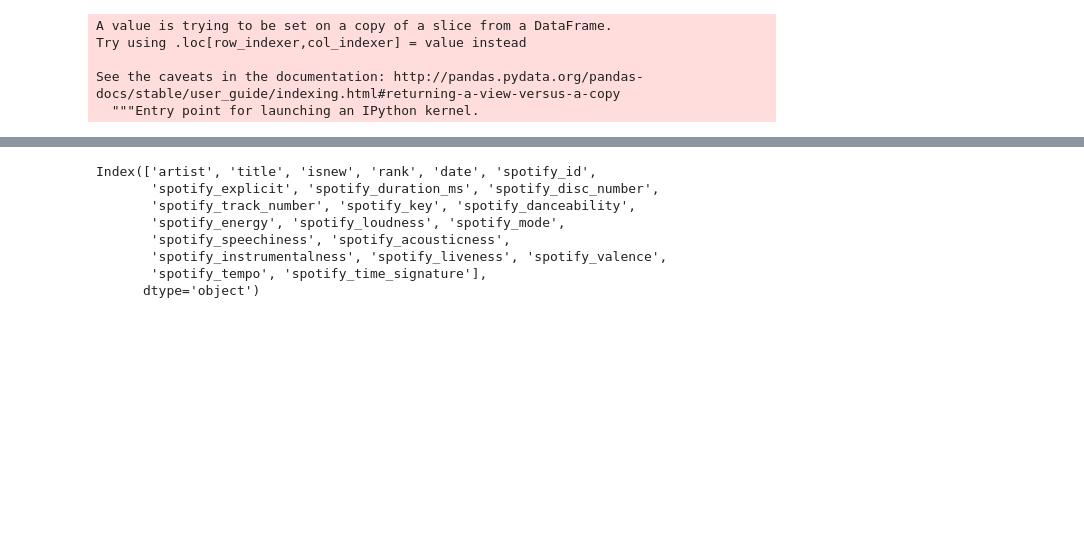
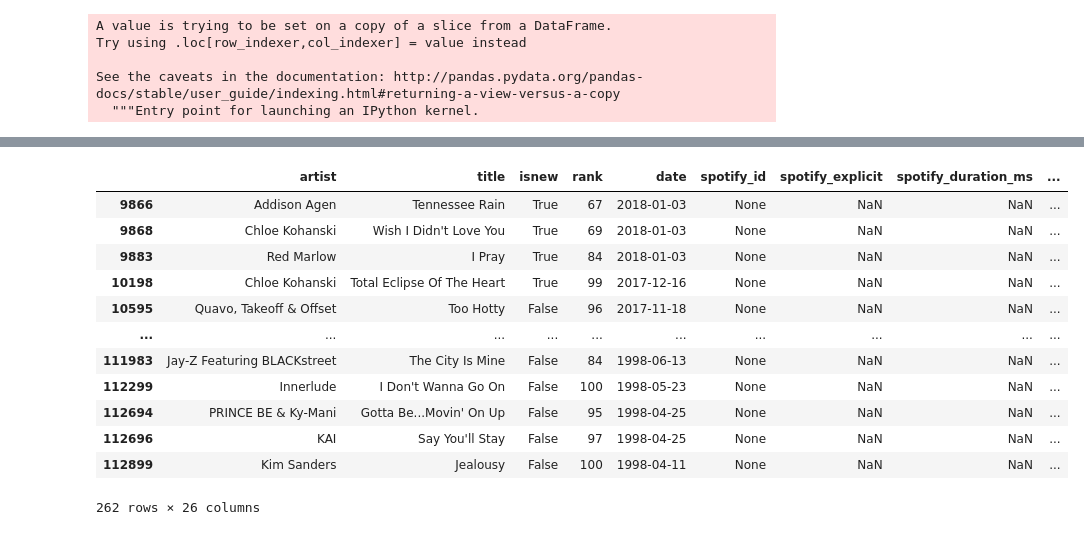
Before and after one commit to Weulass/Billboard-analytics, a Jupyter notebook: ScrapeSpotify.ipynb, the cells around one changed output, grey strips where cells are left out. Drawn from its saved outputs; the diff is of its cells as text; code cells hidden in the pictures; blank space fills up the shorter version.

```diff
--- a/ScrapeSpotify.ipynb
+++ b/ScrapeSpotify.ipynb
@@ -200,0 +198,43 @@ song_df.dropna()
+# %%
+# Multiple artists issue
+
+def get_song_details_multiple(artist,track):
+    song_details = dict()
+    artist = artist.split("&")[0].strip()
+    results = spotify.search(q=" track:" + track + ' artist:' + artist  , type='track')
+    maxi = None
+    if results['tracks']['total'] > 0:
+        for i in results['tracks']['items']:
+            if similar(track, i['name'], 80):
+                maxi = i
+                break
+        if maxi is None:
+            return None
+        if results is None or len(results) == 0:
+            return None
+        _id = maxi["id"]
+        song_details[_id] = dict()
+        song_details[_id]["explicit"] = maxi["explicit"]
+        song_details[_id]["duration_ms"] = maxi["duration_ms"]
+        song_details[_id]["disc_number"] = maxi["disc_number"]
+        song_details[_id]["track_number"] = maxi["track_number"]
+        song_details[_id]["album_id"] = maxi["album"]["id"]
+        song_details[_id]["album_release_date"] = maxi["album"]["release_date"]
+        song_details[_id]["album_release_date_precision"] = maxi["album"]["release_date_precision"]
+    return song_details
+
+i=0
+pbar = tqdm(song_df.index)
+for song in pbar:
+    if pd.isna(song_df.loc[song,"spotify_id"]) == True:
+        title = song_df.loc[song,"title"]
+        artist = song_df.loc[song,"artist"]
+        song_details = get_song_details_multiple(artist,title)
+        if type(song_details) == dict and len(song_details)>0 :
+            song_df.loc[song,"spotify_id"] = list(song_details.keys())[0]
+            for feature in list(song_details[list(song_details.keys())[0]].keys()):
+                song_df.loc[song,"spotify_"+feature] = song_details[list(song_details.keys())[0]][feature]
+            song_df.loc[song,"album_label"] = get_label(song_df.loc[song,"spotify_album_id"])
+        else:
+            i = i+1
+            print(i)
@@ -201,12 +357,17 @@ song_df.dropna()
 # %%
-song_df[pd.isna(song_df["spotify_id"])].columns
+song_df[pd.isna(song_df["spotify_id"])]
 # %% [output]
+|  | artist | title | isnew | rank | date | spotify_id | spotify_explicit | spotify_duration_ms | ... |
+| 9866 | Addison Agen | Tennessee Rain | True | 67 | 2018-01-03 | None | NaN | NaN | ... |
+| 9868 | Chloe Kohanski | Wish I Didn't Love You | True | 69 | 2018-01-03 | None | NaN | NaN | ... |
+| 9883 | Red Marlow | I Pray | True | 84 | 2018-01-03 | None | NaN | NaN | ... |
+| 10198 | Chloe Kohanski | Total Eclipse Of The Heart | True | 99 | 2017-12-16 | None | NaN | NaN | ... |
+| 10595 | Quavo, Takeoff & Offset | Too Hotty | False | 96 | 2017-11-18 | None | NaN | NaN | ... |
+| ... | ... | ... | ... | ... | ... | ... | ... | ... | ... |
+| 111983 | Jay-Z Featuring BLACKstreet | The City Is Mine | False | 84 | 1998-06-13 | None | NaN | NaN | ... |
+| 112299 | Innerlude | I Don't Wanna Go On | False | 100 | 1998-05-23 | None | NaN | NaN | ... |
+| 112694 | PRINCE BE & Ky-Mani | Gotta Be...Movin' On Up | False | 95 | 1998-04-25 | None | NaN | NaN | ... |
+| 112696 | KAI | Say You'll Stay | False | 97 | 1998-04-25 | None | NaN | NaN | ... |
+| 112899 | Kim Sanders | Jealousy | False | 100 | 1998-04-11 | None | NaN | NaN | ... |
-Index(['artist', 'title', 'isnew', 'rank', 'date', 'spotify_id',
-       'spotify_explicit', 'spotify_duration_ms', 'spotify_disc_number',
-       'spotify_track_number', 'spotify_key', 'spotify_danceability',
-       'spotify_energy', 'spotify_loudness', 'spotify_mode',
-       'spotify_speechiness', 'spotify_acousticness',
-       'spotify_instrumentalness', 'spotify_liveness', 'spotify_valence',
-       'spotify_tempo', 'spotify_time_signature'],
-      dtype='object')
+262 rows × 26 columns
 # %%
```
Also changed, not shown: parts of 19 cells of this notebook, 4 other files.
